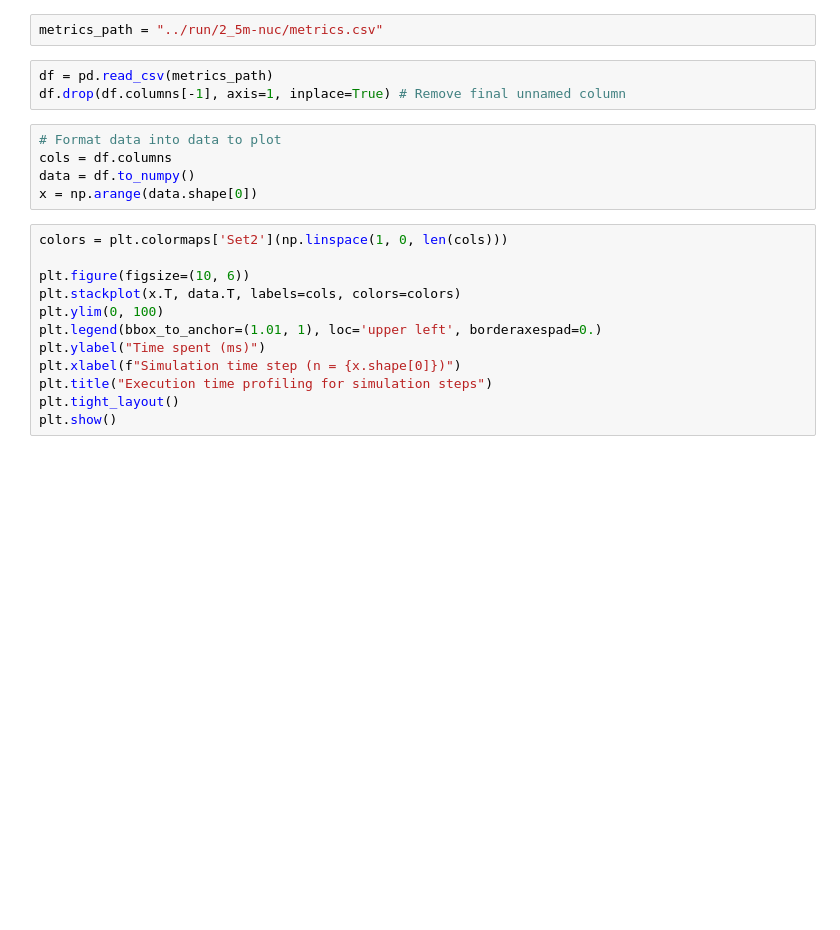
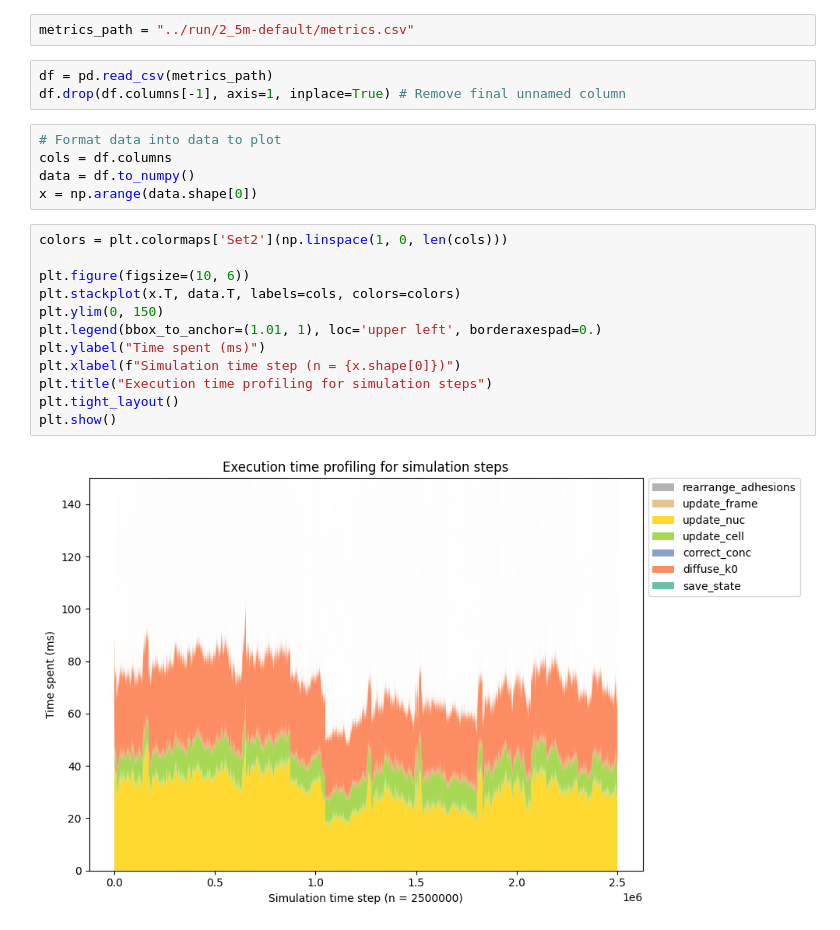
Before and after one commit to i3ta/dynein-cell-model, a Jupyter notebook: scripts/profiling.ipynb, the cells around one changed output. Saved outputs shown, nothing was run; the diff lists cells and outputs as text; blank space fills up the shorter version.

```diff
--- a/scripts/profiling.ipynb
+++ b/scripts/profiling.ipynb
@@ -3,7 +3,7 @@ import pandas as pd
 import matplotlib.pyplot as plt
 import numpy as np
 # %%
-metrics_path = "../run/2_5m-nuc/metrics.csv"
+metrics_path = "../run/2_5m-default/metrics.csv"
 # %%
 df = pd.read_csv(metrics_path)
 df.drop(df.columns[-1], axis=1, inplace=True) # Remove final unnamed column
@@ -15,15 +15,17 @@ x = np.arange(data.shape[0])
 # %%
 colors = plt.colormaps['Set2'](np.linspace(1, 0, len(cols)))
 
 plt.figure(figsize=(10, 6))
 plt.stackplot(x.T, data.T, labels=cols, colors=colors)
-plt.ylim(0, 100)
+plt.ylim(0, 150)
 plt.legend(bbox_to_anchor=(1.01, 1), loc='upper left', borderaxespad=0.)
 plt.ylabel("Time spent (ms)")
 plt.xlabel(f"Simulation time step (n = {x.shape[0]})")
 plt.title("Execution time profiling for simulation steps")
 plt.tight_layout()
 plt.show()
+# %% [output]
+[figure, added]
 # %%
 # Get all data points for the column
 target_data = df.to_numpy()
```
Also changed, not shown: parts of 1 cell of this notebook, 3 other files.
